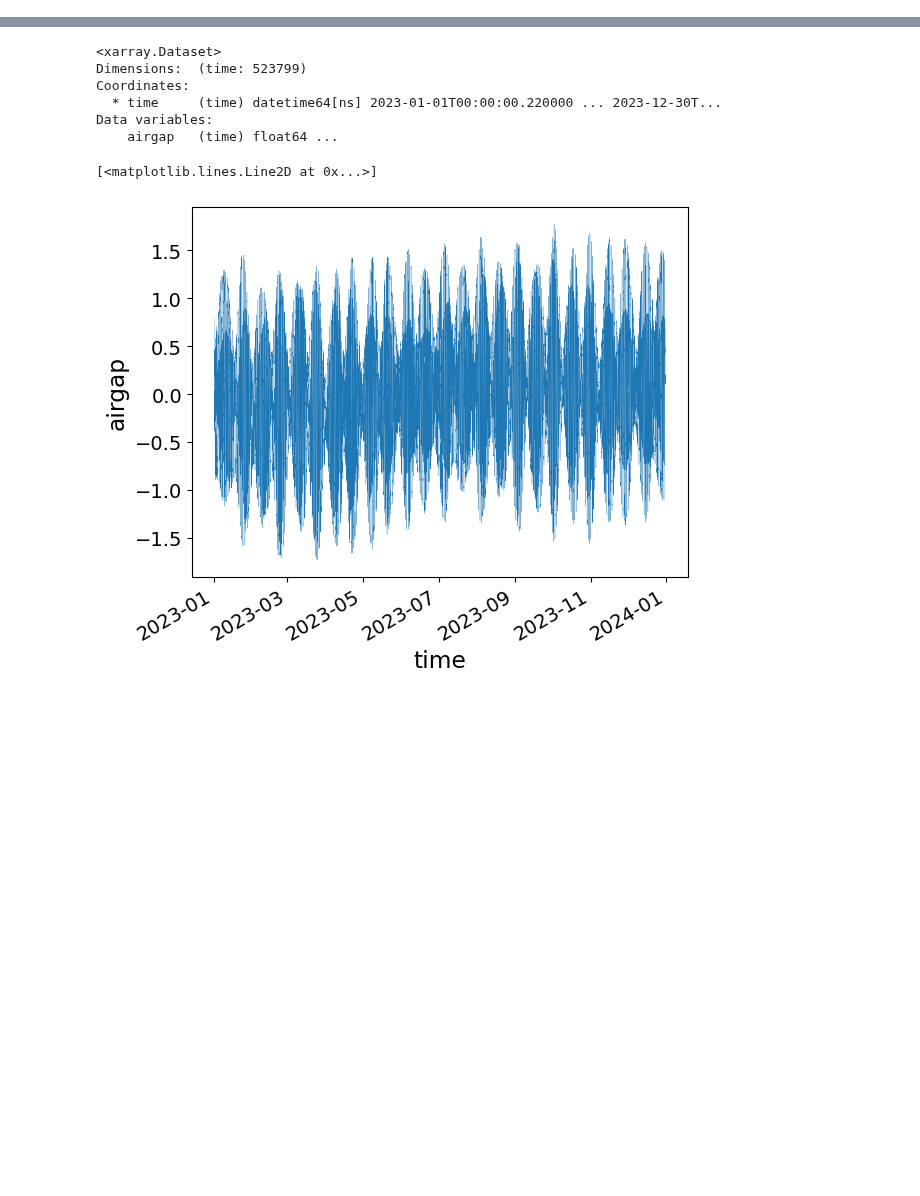
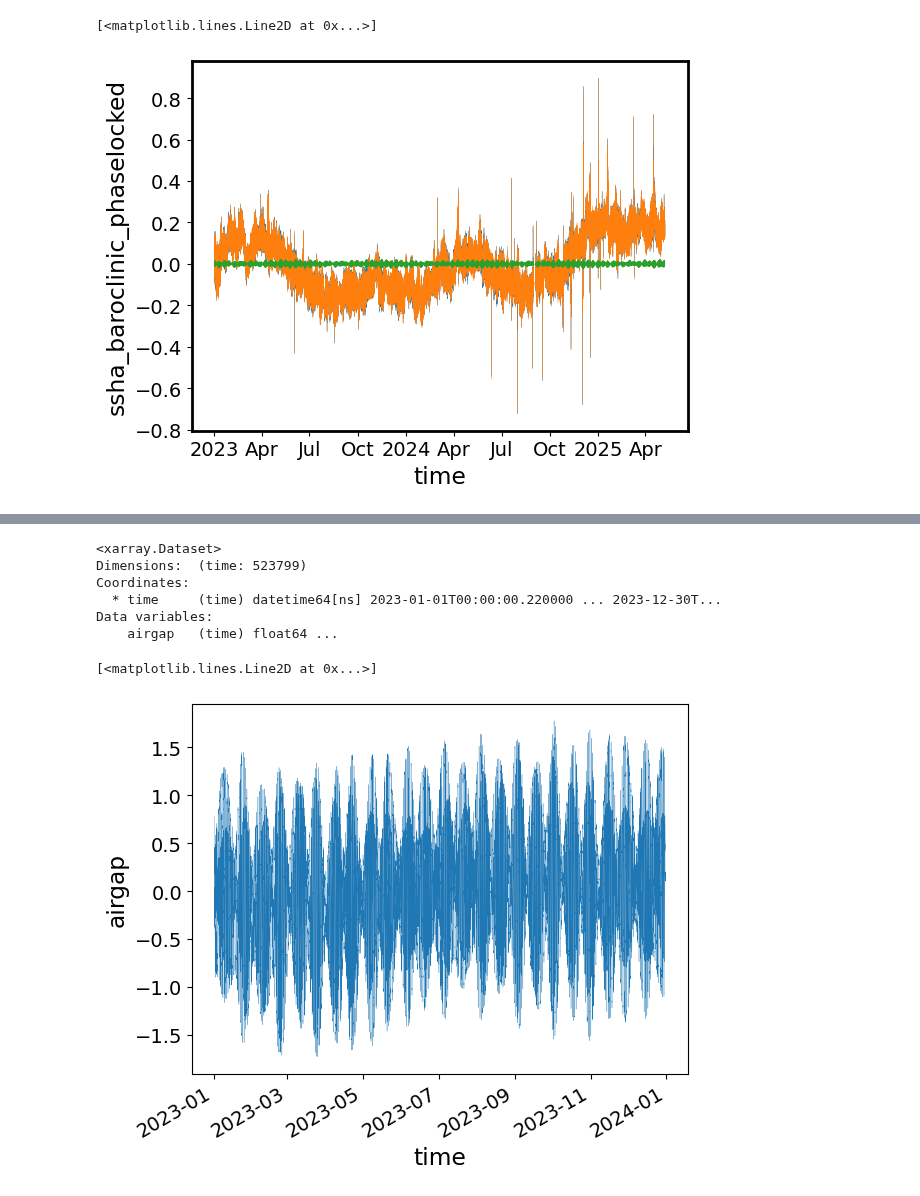
Before and after one commit to TIDE-ITRH/swot_adac_naust, a Jupyter notebook: NOTEBOOKS/play_w_NRA_airgap.ipynb, the cells around one changed output, grey strips where cells are left out. Cells and saved outputs as stored; diff of their text form; code cells hidden in the pictures; blank space fills up the shorter version.

```diff
--- a/NOTEBOOKS/play_w_NRA_airgap.ipynb
+++ b/NOTEBOOKS/play_w_NRA_airgap.ipynb
@@ -11,0 +58,9 @@ plt.rcParams['pcolor.shading']='auto'
+# %%
+%%time
+# FES tide model extract
+ilon, ilat = np.array([116.1376]), np.array([-19.5842]) # NRA location
+constituents, minor = None, None
+h= fes.tidal_prediction(ilon, ilat, pd.DatetimeIndex(time_utc), 'z')
+h_pr =  ssh - h['z_tide'][0,:]
+
+h
@@ -11,0 +89,8 @@ plt.rcParams['pcolor.shading']='auto'
+# %%
+# Compute the phase-locked component
+#constituents = fes.default_fes_constituents
+constituents = ['m2','s2','n2','k2','k1','o1','p1','q1','m4','ms4','s4']
+
+idx = ~np.isnan(h_pr.values)
+h_lsq = hanalysis.least_square(h_pr.values[idx], time_utc[idx], constituents)
+#h_lsq_bp = hanalysis.least_square(yf[:,1]- h['z_tide'][0,:], time_utc, constituents)
@@ -11,0 +113,16 @@ plt.rcParams['pcolor.shading']='auto'
+# %%
+#ssh_bp = xr.DataArray(yf[:,1], coords={'time':time_utc}, name='ssha_tidal_bandpass')
+#ds_out = xr.merge([ssh, ssh_bp, h_lsq_bp, h])
+
+ds_out = xr.merge([ssh.isel(time=idx), h.isel(time=idx), h_lsq])
+
+ds_out = ds_out.rename({'z_tide':'ssha_fes_2022',
+                        'airgap':'ssha_raw',
+                        'h':'ssha',
+                        'h_predicted':'ssha_baroclinic_phaselocked',
+                        'h_residual':'ssha_baroclinic_nonphaselocked',
+                       })
+
+outfile = '/data/TIDE/NRA/NRA_airgap_tidal_analysis_202301_202505.nc'
+ds_out.to_netcdf(outfile)
+ds_out
@@ -11,0 +147,9 @@ plt.rcParams['pcolor.shading']='auto'
+# %%
+ds_out['ssha'].plot(lw=0.2)
+ds_out['ssha_baroclinic_nonphaselocked'].plot(lw=0.2)
+ds_out['ssha_baroclinic_phaselocked'].plot(lw=0.2)
+
+# plt.xlim(np.datetime64('2023-06-01'), np.datetime64('2023-06-05'))
+# %% [output]
+[<matplotlib.lines.Line2D at 0x...>]
+[figure, added]
```
Also changed, not shown: parts of 10 cells of this notebook, 4 other files.
